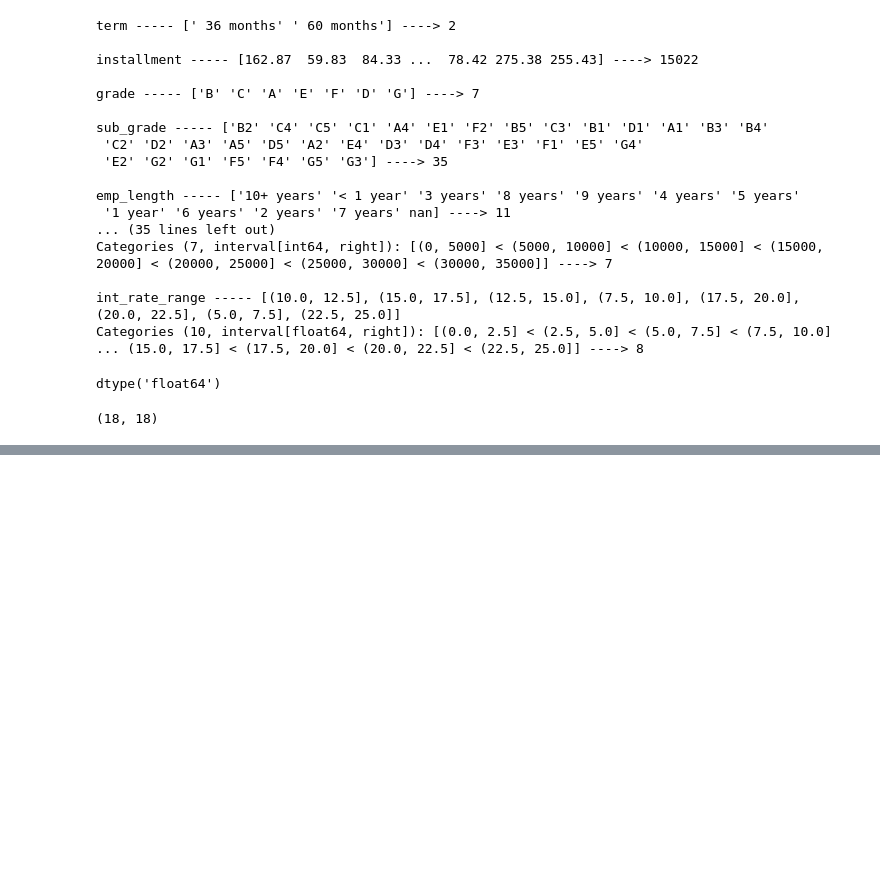
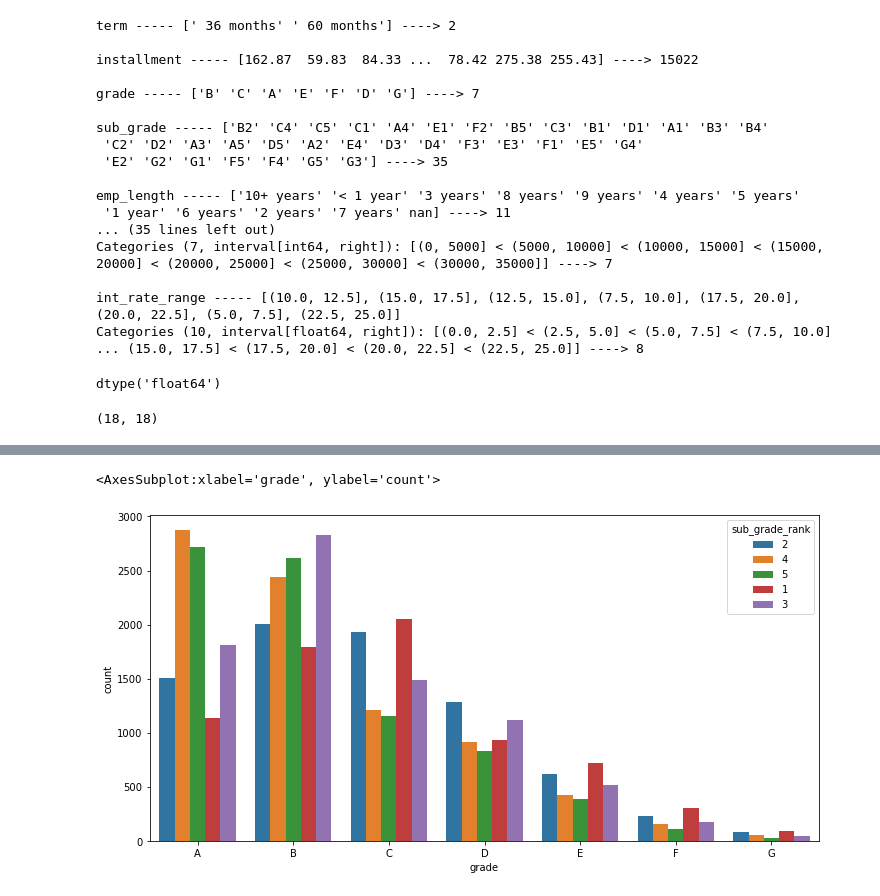
Before and after one commit to rawatdeepesh/LendingCaseStudy, a Jupyter notebook: lendingCaseStudy.ipynb, the cells around one changed output, grey strips where cells are left out. Cells and saved outputs as stored; diff of their text form; code cells hidden in the pictures; blank space fills up the shorter version.

```diff
--- a/lendingCaseStudy.ipynb
+++ b/lendingCaseStudy.ipynb
@@ -647,0 +683,7 @@ sns.countplot(df.loan_status)
+# %%
+#creating another count plot with sub_grade and sub_grade_rank
+plt.figure(figsize=(12,6))
+sns.countplot(x='grade',order=['A','B','C','D','E','F','G'],hue="sub_grade_rank",data=df)
+# %% [output]
+<AxesSubplot:xlabel='grade', ylabel='count'>
+[figure, added]
```
Also changed, not shown: parts of 11 cells of this notebook.
